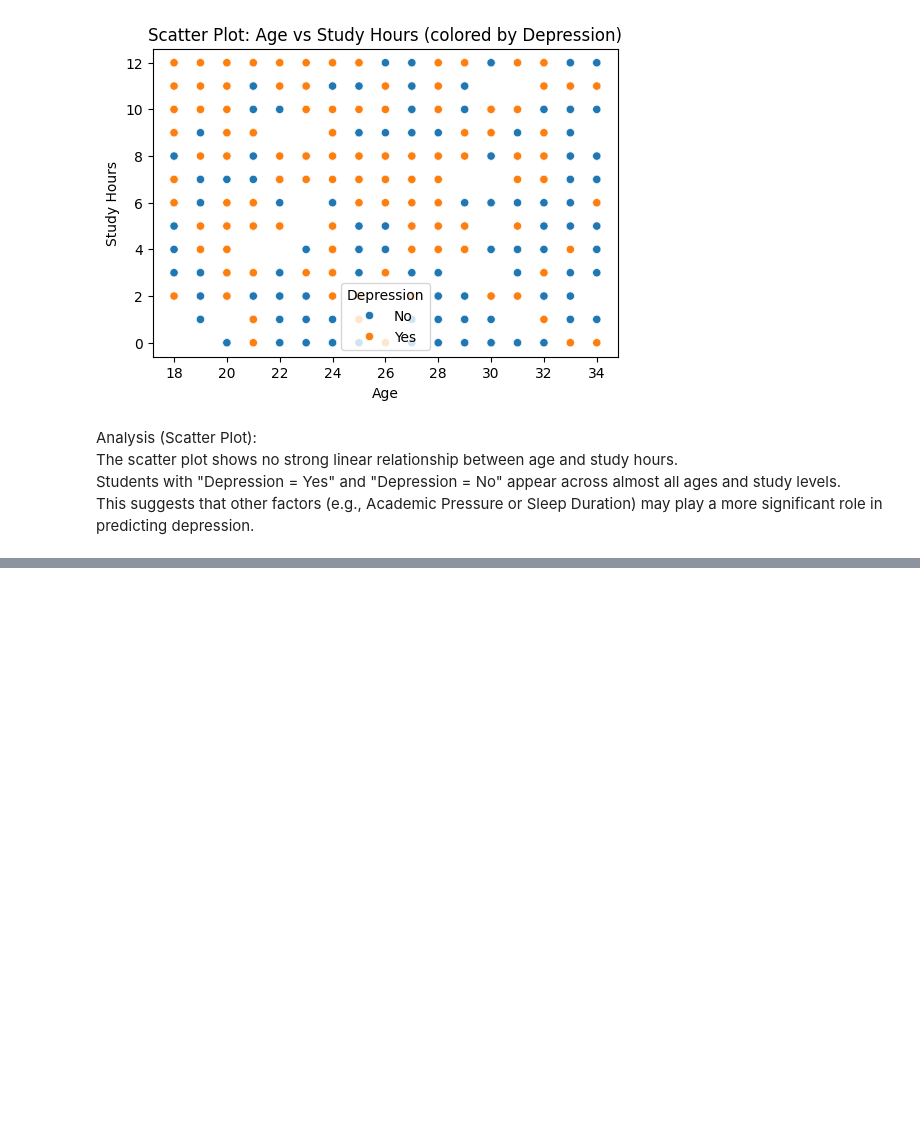
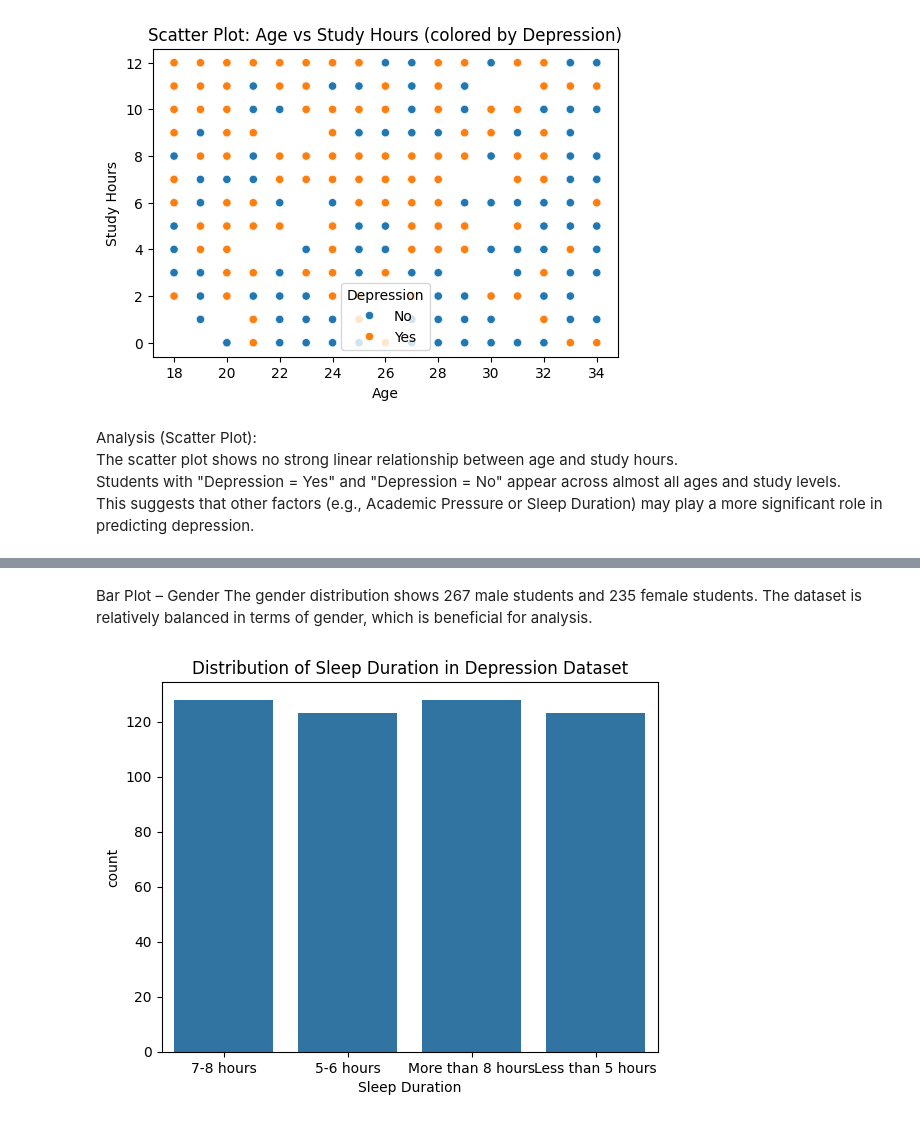
Before and after one commit to Shatha-1/IT326-Project, a Jupyter notebook: Phase2.ipynb, the cells around one changed output, grey strips where cells are left out. Saved outputs shown, nothing was run; the diff lists cells and outputs as text; code cells hidden in the pictures; blank space fills up the shorter version.

```diff
--- a/Phase2.ipynb
+++ b/Phase2.ipynb
@@ -138,0 +145,9 @@ This suggests that other factors (e.g., Academic Pressure or Sleep Duration) may
+# %% [markdown]
+Bar Plot – Gender
+The gender distribution shows 267 male students and 235 female students. The dataset is relatively balanced in terms of gender, which is beneficial for analysis.
+# %%
+sns.countplot(x='Sleep Duration', data=df)
+plt.title('Distribution of Sleep Duration in Depression Dataset')
+plt.show()
+# %% [output]
+[figure, added]
```
Also changed, not shown: parts of 6 cells of this notebook.
